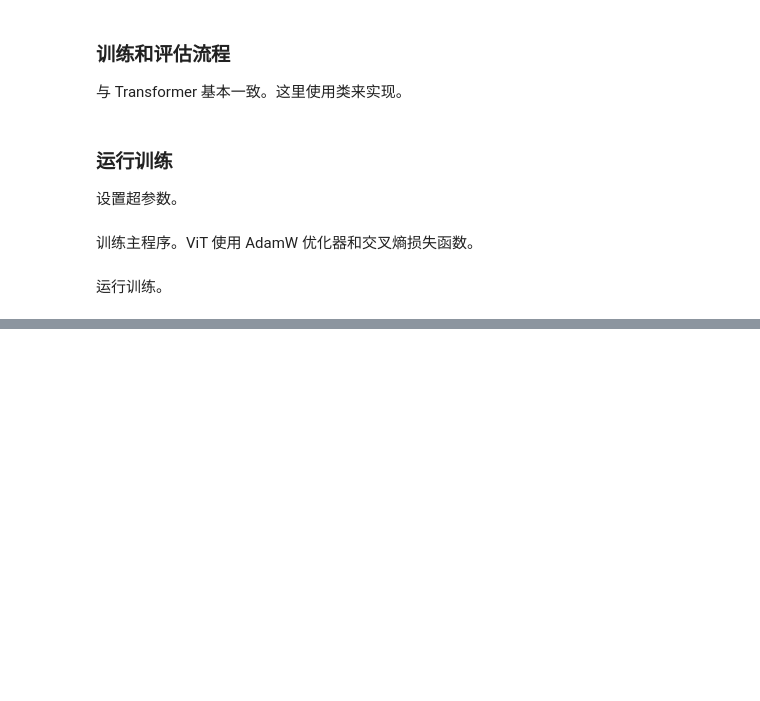
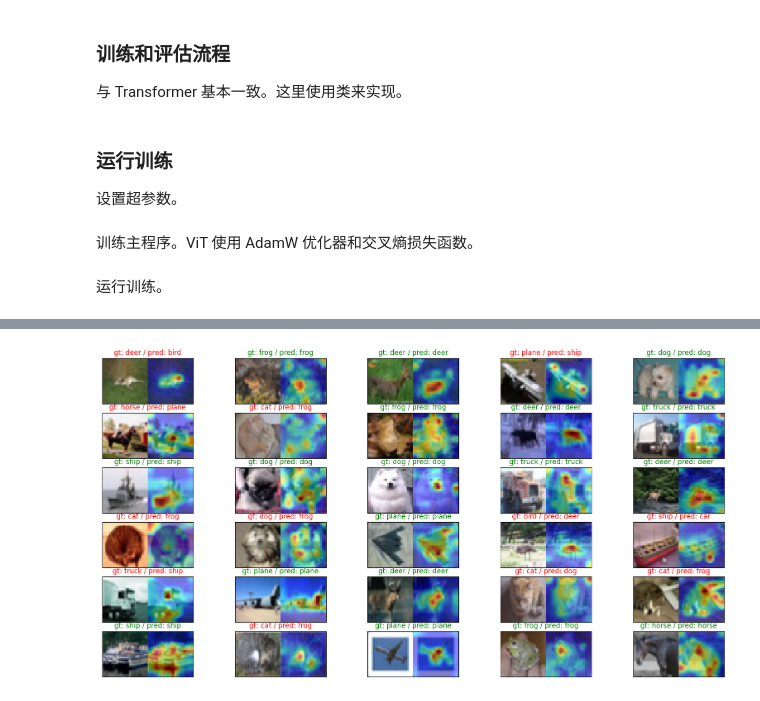
Before and after one commit to RainyTianyi/vit-from-scratch, a Jupyter notebook: vit_from_scratch.ipynb, the cells around one changed output, grey strips where cells are left out. Drawn from its saved outputs; the diff is of its cells as text; code cells hidden in the pictures; blank space fills up the shorter version.

```diff
--- a/vit_from_scratch.ipynb
+++ b/vit_from_scratch.ipynb
@@ -669,0 +739,66 @@ if __name__ == '__main__':
+# %%
+@torch.no_grad()
+def visualize_attention(model, output=None, device="cuda"):
+    model.eval()
+
+    # 随机抽取 30 个测试集样本
+    num_images = 30
+    testset = torchvision.datasets.CIFAR10(root='./data', train=False, download=True)
+    classes = ('plane', 'car', 'bird', 'cat',
+            'deer', 'dog', 'frog', 'horse', 'ship', 'truck')
+    indices = torch.randperm(len(testset))[:num_images]
+    raw_images = [np.asarray(testset[i][0]) for i in indices]
+    labels = [testset[i][1] for i in indices]
+    # 做和训练时 测试集所做的相同的预处理
+    test_transform = transforms.Compose(
+        [transforms.ToTensor(),
+        transforms.Resize((32, 32)),
+        transforms.Normalize((0.5, 0.5, 0.5), (0.5, 0.5, 0.5))])
+    images = torch.stack([test_transform(image) for image in raw_images])
+    images = images.to(device)
+    model = model.to(device)
+
+    # 模型前向推理，取出注意力权重 ()
+    logits, attention_maps = model(images, output_attentions=True)
+    predictions = torch.argmax(logits, dim=1)
+    # 拼接所有层的注意力，把列表变成一个张量
+    attention_maps = torch.cat(attention_maps, dim=1)   # (batch_size, num_layers * num_heads, seq_len, seq_len)
+    # 取出 cls token 的注意力，并去掉 cls token 对自己的注意力
+    attention_maps = attention_maps[:, :, 0, 1:]    # (batch_size, num_layers * num_heads, num_patches)
+    # 对所有层所有头取平均值
+    attention_maps = attention_maps.mean(dim=1)     # (batch_size, num_patches)
+    # 重排成 8 * 8 网络
+    num_patches = attention_maps.size(-1)
+    size = int(math.sqrt(num_patches))
+    attention_maps = attention_maps.reshape(-1, size, size)
+    # 双线性插值到原图大小 32×32
+    # interpolate 只支持四维输入 (N, C, H, W)，所以需要添加通道维度
+    attention_maps = attention_maps.unsqueeze(1)
+    attention_maps = F.interpolate(attention_maps, size=(32, 32), mode='bilinear', align_corners=False)
+    attention_maps = attention_maps.squeeze(1)
+
+    # 绘制原图和 attention maps
+    fig = plt.figure(figsize=(20, 10))
+    # mask 用来屏蔽掉左半边的注意力热力图，只让热力图显示在右半边的图像上
+    mask = np.concatenate([np.ones((32, 32)), np.zeros((32, 32))], axis=1)
+    for i in range(num_images):
+        # 添加子图，同时不打印刻度线
+        ax = fig.add_subplot(6, 5, i+1, xticks=[], yticks=[])
+        img = np.concatenate((raw_images[i], raw_images[i]), axis=1)
+        ax.imshow(img)
+        # 屏蔽掉左半边的注意力热力图
+        extended_attention_map = np.concatenate((np.zeros((32, 32)), attention_maps[i].cpu()), axis=1)
+        extended_attention_map = np.ma.masked_where(mask==1, extended_attention_map)
+        # 在已经显示好的拼接原图上，再叠加一层注意力热力图
+        ax.imshow(extended_attention_map, alpha=0.5, cmap='jet')
+        # 添加标题，预测正确用绿色，预测错误用红色
+        gt = classes[labels[i]]         # 真实类别名
+        pred = classes[predictions[i]]  # 模型预测类别名
+        ax.set_title(f"gt: {gt} / pred: {pred}", color=("green" if gt==pred else "red"))
+    if output is not None:
+        plt.savefig(output)
+    plt.show()
+
+visualize_attention(model)
+# %% [output]
+[figure, added]
```
Also changed, not shown: parts of 11 cells of this notebook, 1 other file.
